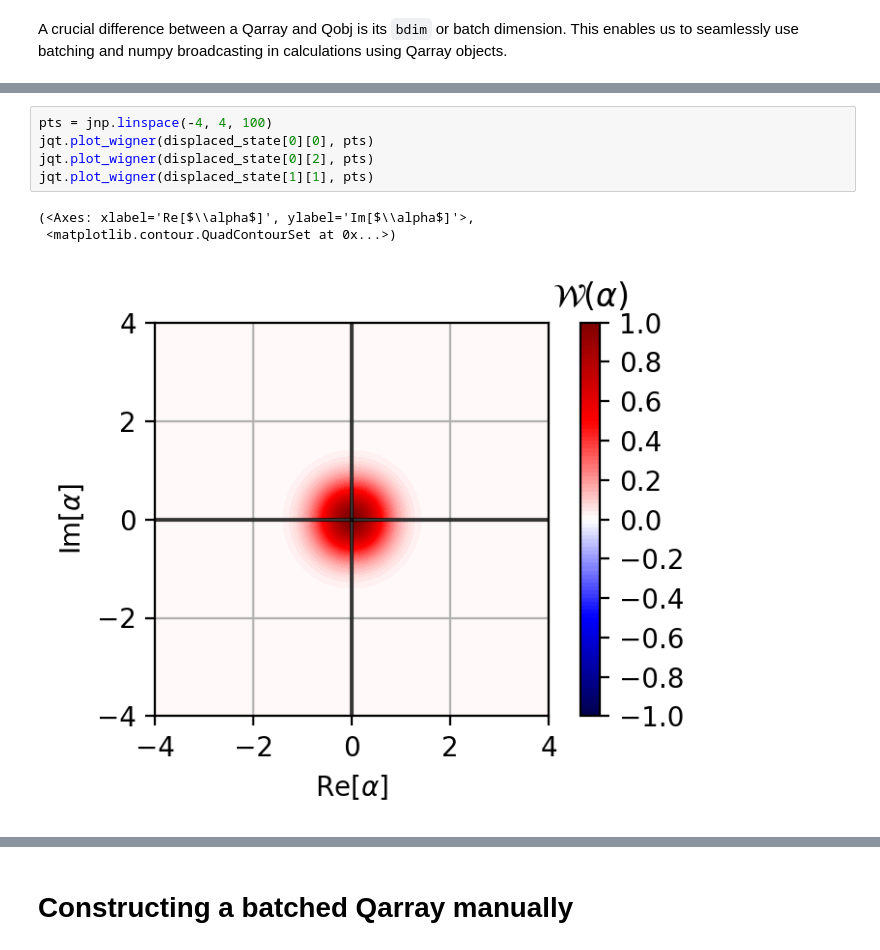
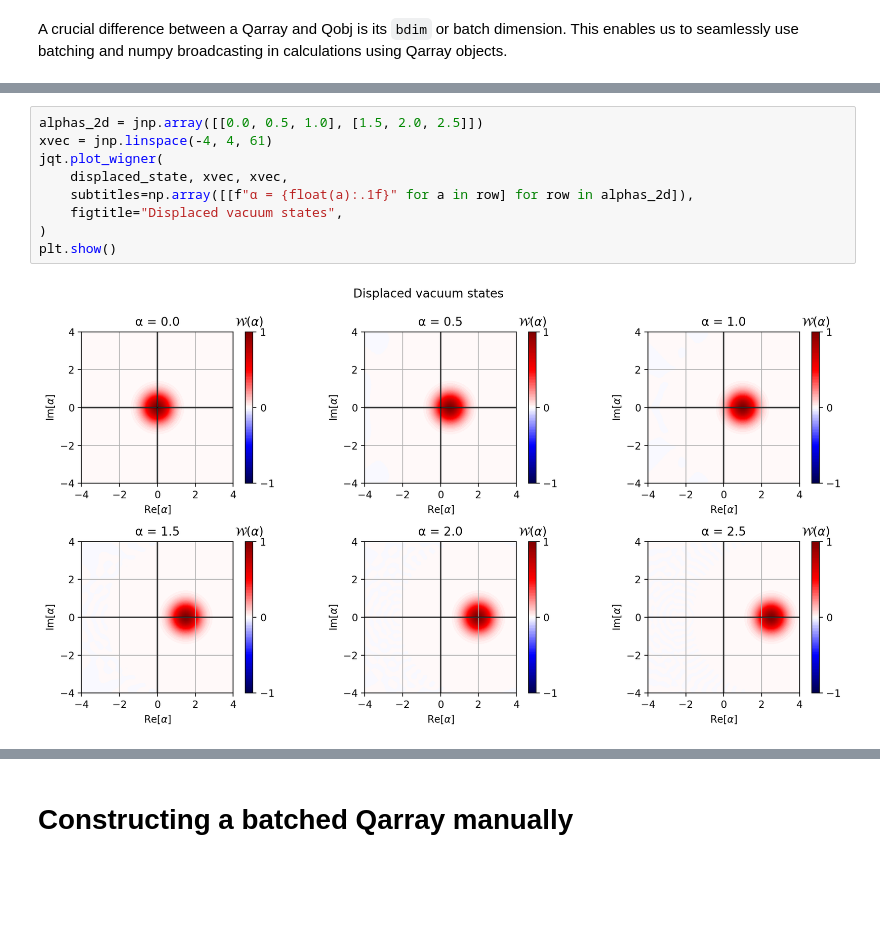
Before and after one commit to EQuS/jaxquantum, a Jupyter notebook: docs/documentation/getting_started/qarray.ipynb, the cells around one changed output, grey strips where cells are left out. Saved outputs shown, nothing was run; the diff lists cells and outputs as text; blank space fills up the shorter version.

```diff
--- a/docs/documentation/getting_started/qarray.ipynb
+++ b/docs/documentation/getting_started/qarray.ipynb
@@ -38,9 +40,11 @@ displaced_state.header
 # %%
-pts = jnp.linspace(-4, 4, 100)
-jqt.plot_wigner(displaced_state[0][0], pts)
-jqt.plot_wigner(displaced_state[0][2], pts)
-jqt.plot_wigner(displaced_state[1][1], pts)
+alphas_2d = jnp.array([[0.0, 0.5, 1.0], [1.5, 2.0, 2.5]])
+xvec = jnp.linspace(-4, 4, 61)
+jqt.plot_wigner(
+    displaced_state, xvec, xvec,
+    subtitles=np.array([[f"α = {float(a):.1f}" for a in row] for row in alphas_2d]),
+    figtitle="Displaced vacuum states",
+)
+plt.show()
 # %% [output]
-(<Axes: xlabel='Re[$\\alpha$]', ylabel='Im[$\\alpha$]'>,
- <matplotlib.contour.QuadContourSet at 0x...>)
-[figure, old version]
+[figure, new version]
```
Also changed, not shown: parts of 13 cells of this notebook.
